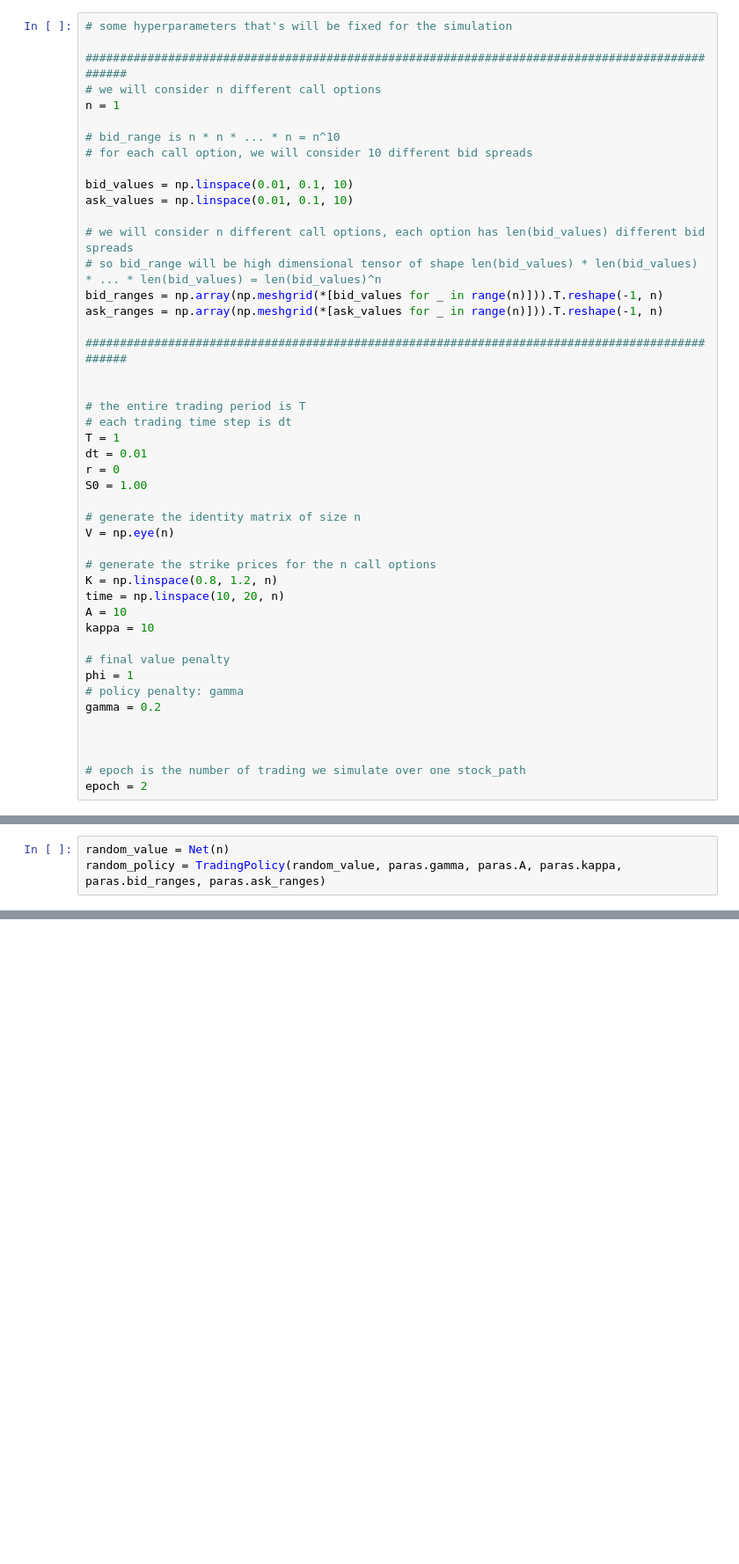
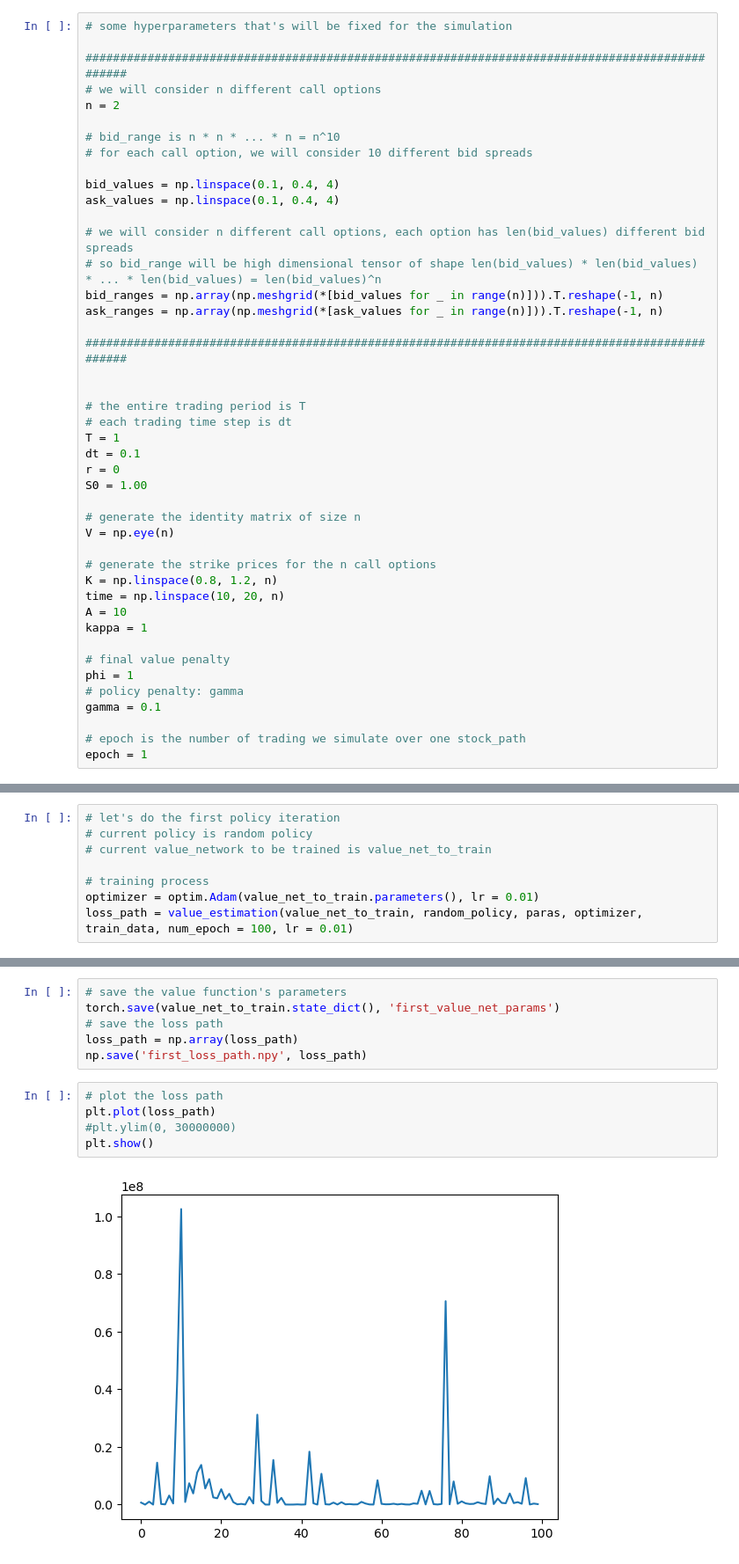
Before and after one commit to Zhou-spec/Option_Market_Making, a Jupyter notebook: 2024_file/test.ipynb, the cells around one changed output, grey strips where cells are left out. Shown at 88% size. Drawn from its saved outputs; the diff is of its cells as text; blank space fills up the shorter version.

```diff
--- a/2024_file/test.ipynb
+++ b/2024_file/test.ipynb
@@ -11,13 +14,13 @@ import torch.optim as optim
 
 ################################################################################################
 # we will consider n different call options
-n = 1
+n = 2
 
 # bid_range is n * n * ... * n = n^10
 # for each call option, we will consider 10 different bid spreads
 
-bid_values = np.linspace(0.01, 0.1, 10)
-ask_values = np.linspace(0.01, 0.1, 10)
+bid_values = np.linspace(0.1, 0.4, 4)
+ask_values = np.linspace(0.1, 0.4, 4)
 
 # we will consider n different call options, each option has len(bid_values) different bid spreads
 # so bid_range will be high dimensional tensor of shape len(bid_values) * len(bid_values) * ... * len(bid_values) = len(bid_values)^n
@@ -30,7 +33,7 @@ ask_ranges = np.array(np.meshgrid(*[ask_values for _ in range(n)])).T.reshape(-1
 # the entire trading period is T
 # each trading time step is dt
 T = 1
-dt = 0.01
+dt = 0.1
 r = 0
 S0 = 1.00
 
@@ -41,14 +44,12 @@ V = np.eye(n)
 K = np.linspace(0.8, 1.2, n)
 time = np.linspace(10, 20, n)
 A = 10
-kappa = 10
+kappa = 1
 
 # final value penalty
 phi = 1
 # policy penalty: gamma
-gamma = 0.2
-
-
+gamma = 0.1
 
 # epoch is the number of trading we simulate over one stock_path
-epoch = 2
+epoch = 1
@@ -95,3 +147,0 @@ True
-# %%
-random_value = Net(n)
-random_policy = TradingPolicy(random_value, paras.gamma, paras.A, paras.kappa, paras.bid_ranges, paras.ask_ranges)
@@ -110,0 +151,8 @@ loss:  48580444.0
+# %%
+# let's do the first policy iteration
+# current policy is random policy
+# current value_network to be trained is value_net_to_train
+
+# training process
+optimizer = optim.Adam(value_net_to_train.parameters(), lr = 0.01)
+loss_path = value_estimation(value_net_to_train, random_policy, paras, optimizer, train_data, num_epoch = 100, lr = 0.01)
@@ -110,0 +177,13 @@ loss:  48580444.0
+# %%
+# save the value function's parameters
+torch.save(value_net_to_train.state_dict(), 'first_value_net_params')
+# save the loss path
+loss_path = np.array(loss_path)
+np.save('first_loss_path.npy', loss_path)
+# %%
+# plot the loss path
+plt.plot(loss_path)
+#plt.ylim(0, 30000000)
+plt.show()
+# %% [output]
+[figure, added]
```
Also changed, not shown: parts of 15 cells of this notebook, 25 other files.
